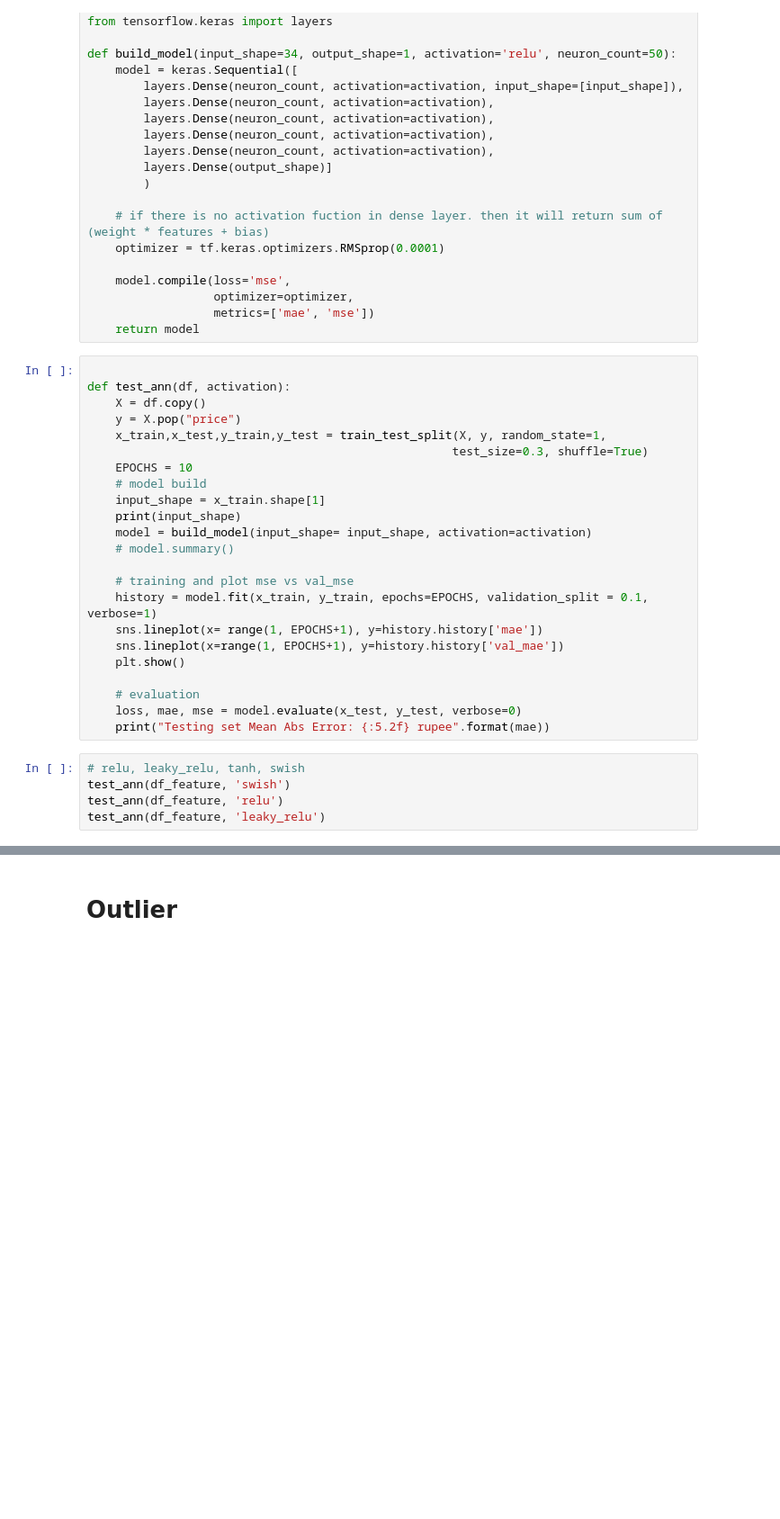
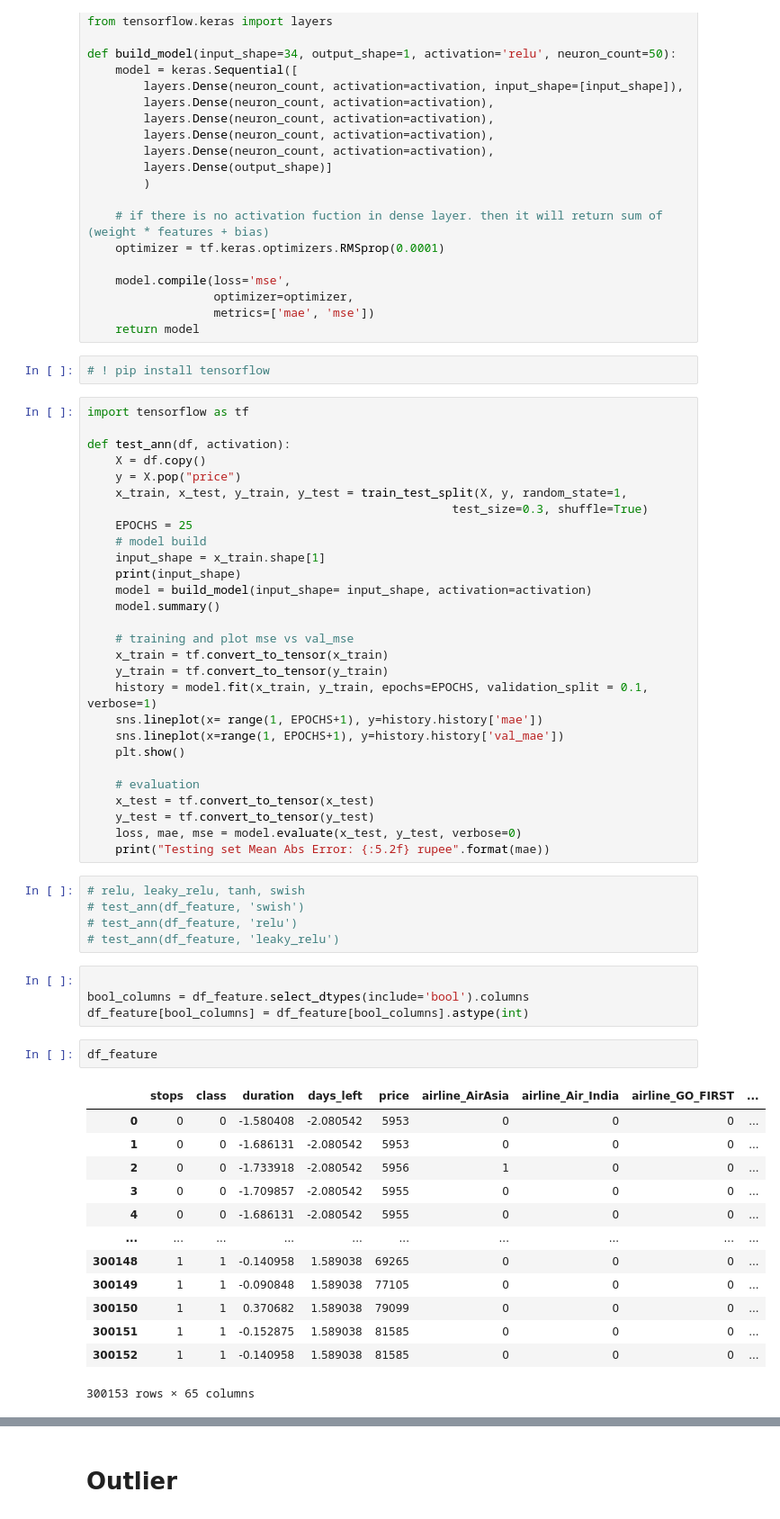
Before and after one commit to Towhid1/mlops, a Jupyter notebook: notebook/EDA.ipynb, the cells around one changed output, grey strips where cells are left out. Shown at 90% size. Saved outputs shown, nothing was run; the diff lists cells and outputs as text; blank space fills up the shorter version.

```diff
--- a/notebook/EDA.ipynb
+++ b/notebook/EDA.ipynb
@@ -569,33 +765,60 @@ def build_model(input_shape=34, output_shape=1, activation='relu', neuron_count=
                   optimizer=optimizer,
                   metrics=['mae', 'mse'])
     return model
+# %%
+# ! pip install tensorflow
 # %%
+import tensorflow as tf
 
 def test_ann(df, activation):
     X = df.copy()
     y = X.pop("price")
-    x_train,x_test,y_train,y_test = train_test_split(X, y, random_state=1,
+    x_train, x_test, y_train, y_test = train_test_split(X, y, random_state=1,
                                                     test_size=0.3, shuffle=True)
-    EPOCHS = 10
+    EPOCHS = 25
     # model build
     input_shape = x_train.shape[1]
     print(input_shape)
     model = build_model(input_shape= input_shape, activation=activation)
-    # model.summary()
+    model.summary()
 
     # training and plot mse vs val_mse
+    x_train = tf.convert_to_tensor(x_train)
+    y_train = tf.convert_to_tensor(y_train)
     history = model.fit(x_train, y_train, epochs=EPOCHS, validation_split = 0.1, verbose=1)
     sns.lineplot(x= range(1, EPOCHS+1), y=history.history['mae'])
     sns.lineplot(x=range(1, EPOCHS+1), y=history.history['val_mae'])
     plt.show()
 
     # evaluation
+    x_test = tf.convert_to_tensor(x_test)
+    y_test = tf.convert_to_tensor(y_test)
     loss, mae, mse = model.evaluate(x_test, y_test, verbose=0)
     print("Testing set Mean Abs Error: {:5.2f} rupee".format(mae))
 # %%
 # relu, leaky_relu, tanh, swish
-test_ann(df_feature, 'swish')
-test_ann(df_feature, 'relu')
-test_ann(df_feature, 'leaky_relu')
+# test_ann(df_feature, 'swish')
+# test_ann(df_feature, 'relu')
+# test_ann(df_feature, 'leaky_relu')
+# %%
+
+bool_columns = df_feature.select_dtypes(include='bool').columns
+df_feature[bool_columns] = df_feature[bool_columns].astype(int)
+# %%
+df_feature
+# %% [output]
+|  | stops | class | duration | days_left | price | airline_AirAsia | airline_Air_India | airline_GO_FIRST | ... |
+| 0 | 0 | 0 | -1.580408 | -2.080542 | 5953 | 0 | 0 | 0 | ... |
+| 1 | 0 | 0 | -1.686131 | -2.080542 | 5953 | 0 | 0 | 0 | ... |
+| 2 | 0 | 0 | -1.733918 | -2.080542 | 5956 | 1 | 0 | 0 | ... |
+| 3 | 0 | 0 | -1.709857 | -2.080542 | 5955 | 0 | 0 | 0 | ... |
+| 4 | 0 | 0 | -1.686131 | -2.080542 | 5955 | 0 | 0 | 0 | ... |
+| ... | ... | ... | ... | ... | ... | ... | ... | ... | ... |
+| 300148 | 1 | 1 | -0.140958 | 1.589038 | 69265 | 0 | 0 | 0 | ... |
+| 300149 | 1 | 1 | -0.090848 | 1.589038 | 77105 | 0 | 0 | 0 | ... |
+| 300150 | 1 | 1 | 0.370682 | 1.589038 | 79099 | 0 | 0 | 0 | ... |
+| 300151 | 1 | 1 | -0.152875 | 1.589038 | 81585 | 0 | 0 | 0 | ... |
+| 300152 | 1 | 1 | -0.140958 | 1.589038 | 81585 | 0 | 0 | 0 | ... |
+300153 rows × 65 columns
 # %%
 test_ann(df_feature, 'relu')
```
Also changed, not shown: parts of 42 cells of this notebook.
